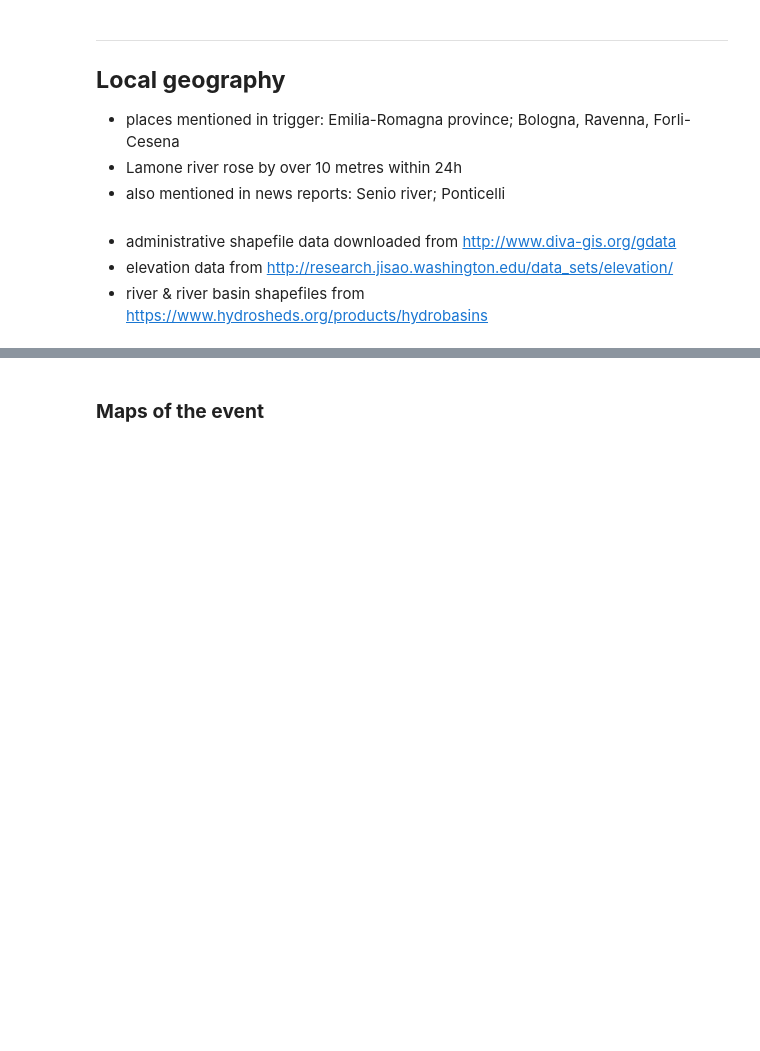
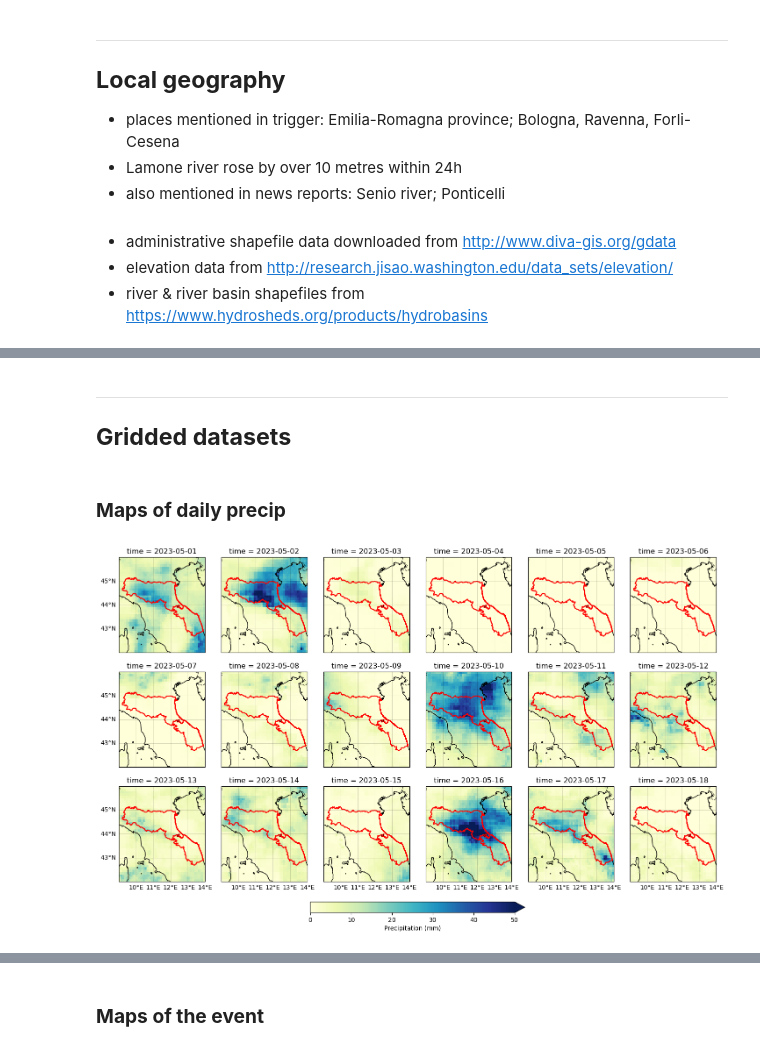
Before and after one commit to clairbarnes/wwa-archive, a Jupyter notebook: 23-04_Italy-flood/Italy-flood_00_working.ipynb, the cells around one changed output, grey strips where cells are left out. Cells and saved outputs as stored; diff of their text form; code cells hidden in the pictures; blank space fills up the shorter version.

Commit message:
MSWEP daily analysis added for Italy flood study

```diff
--- a/23-04_Italy-flood/Italy-flood_00_working.ipynb
+++ b/23-04_Italy-flood/Italy-flood_00_working.ipynb
@@ -5,7 +5,7 @@ import sys; sys.path.append('/home/clair/wwa')
 from wwa import *
 
 # define smaller region for selection of data
-xn = 9; xx = 13; yn = 43; yx = 46
+xn = 9; xx = 14; yn = 42; yx = 46
 # %% [markdown]
 ---
 ## **Data pre-processing**
@@ -124,0 +62,15 @@ _Checked on May 17th: CHIRPS not yet updated_
+# %%
+# load gridded elevation data
+elev = xr.open_dataset("../90_data/tbase_elev-0.25deg.nc").elev.sel(lon = slice(5,20), lat = slice(35,50))
+
+# load administrative shapefiles
+sf = gpd.read_file("sf/italy-adm1").set_index("NAME_1").loc[["Emilia-Romagna", "Marche"]]
+
+# get lat & lon of places mentioned in trigger
+px = {k : get_latlon(k).values() for k in ["Bologna", "Ravenna", "Forli-Cesena", "Lamone River", "Ponticelli", "Bagnacavallo"]}
+
+# load shapefile for river basin & clip to required extent
+hb04 = gpd.read_file("sf/hybas-04").clip([xn,yn,xx,yx])
+
+# load shapefile for rivers & clip to Emilia-Romagna region
+riv = gpd.read_file("sf/hydroRIVERS/").clip(sf)
@@ -124,0 +120,34 @@ _Checked on May 17th: CHIRPS not yet updated_
+# %% [markdown]
+---
+## **Gridded datasets**
+# %% [markdown]
+### **Maps of daily precip**
+# %%
+mswep_clim = xr.open_mfdataset("data/mswep_daily_9-14-42-46_19*.nc").precip.groupby("time.month")[5].mean("time").load()
+mswep_2023 = xr.open_mfdataset("data/mswep_daily_9-14-42-46_2023.nc").precip.groupby("time.month")[5].load()
+mswep_anom = ((mswep_2023 - mswep_clim) / mswep_clim * 100)
+
+sf = gpd.read_file("sf/italy-adm1").set_index("NAME_1").loc[["Emilia-Romagna", "Marche"]]
+# %%
+fig, axs = plt.subplots(ncols = 6, nrows = 3, figsize = (18,12), subplot_kw = {"projection" : cartopy.crs.PlateCarree()}, sharex = True, sharey = True)
+plt.subplots_adjust(hspace = 0.2, wspace = 0.01)
+
+for i in range(18):
+    ax = fig.axes[i]
+    cbar = mswep_2023.isel(time = i).plot(ax = ax, cmap = "YlGnBu", vmin = 0, vmax = 50, add_colorbar = False)
+
+    ax.coastlines()
+    ax.add_feature(cartopy.feature.BORDERS, lw = 1, alpha = 0.7, ls = "--", zorder = 99)
+    sf.boundary.plot(ax = ax, color = "red")
+    ax.gridlines(crs=cartopy.crs.PlateCarree(), linewidth=0.5, color='black', alpha=0.2, xlocs = range(xn, xx+1), ylocs = range(yn, yx+1))
+
+for ax in axs[-1,:]:
+    ax.gridlines(crs=cartopy.crs.PlateCarree(), draw_labels = ["bottom"], alpha=0, xlocs = range(xn+1, xx+1), ylocs = range(yn, yx+1))
+for ax in axs[:,0]:
+    ax.gridlines(crs=cartopy.crs.PlateCarree(), draw_labels = ["left"], alpha=0, xlocs = range(xn, xx+1), ylocs = range(yn, yx+1))
+
+plt.colorbar(cbar, ax = axs, location = "bottom", extend = "max", shrink = 0.35, pad = 0.05, label = "Precipitation (mm)")
+
+plt.savefig("fig/mswep-precip_2023-05.png")
+# %% [output]
+[figure, added]
```
Also changed, not shown: parts of 11 cells of this notebook.
